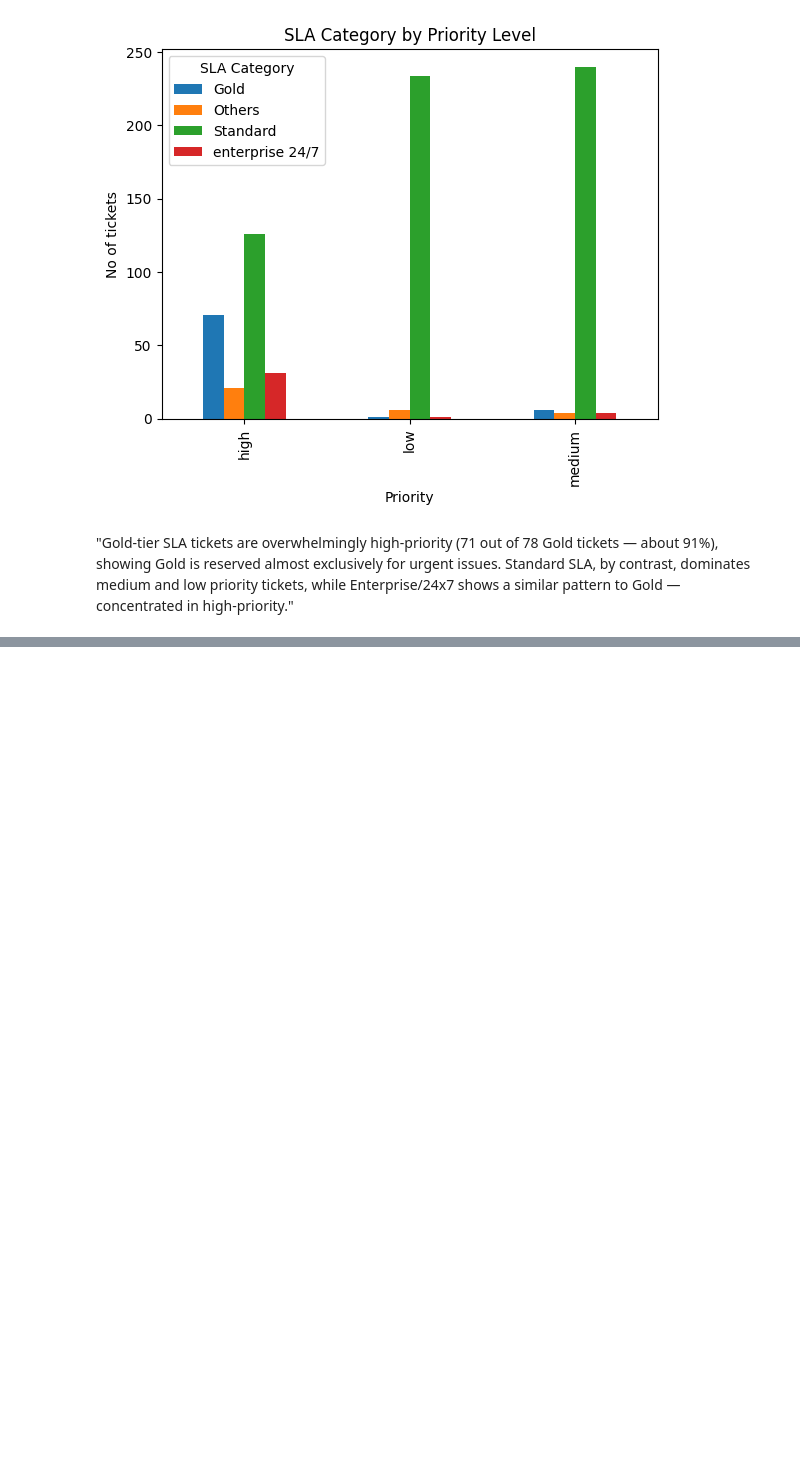
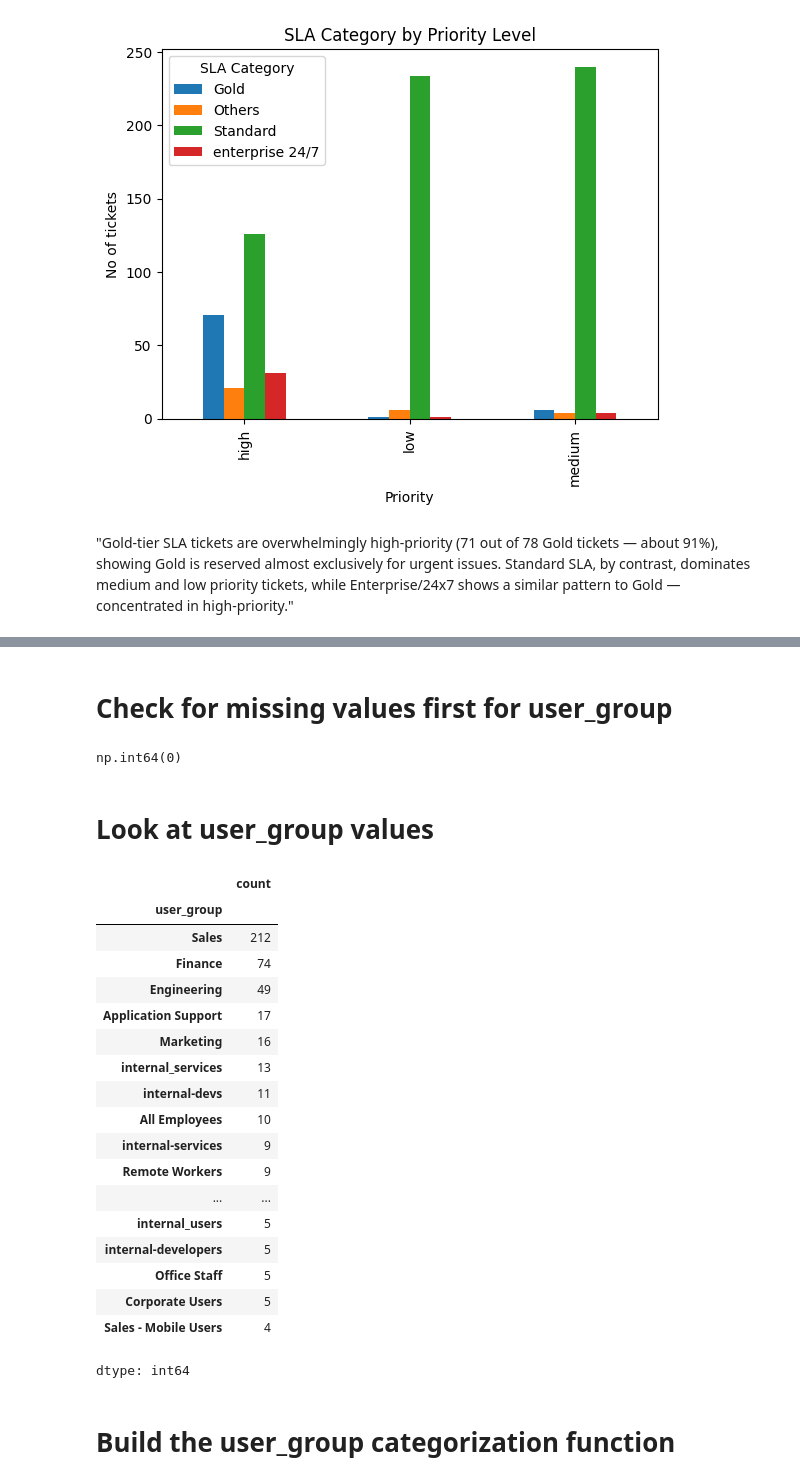
Before and after one commit to ashitasingh1230-commits/IT_support_ticket_analysis, a Jupyter notebook: 01_sla_cleaning.ipynb, the cells around one changed output, grey strips where cells are left out. Drawn from its saved outputs; the diff is of its cells as text; code cells hidden in the pictures; blank space fills up the shorter version.

```diff
--- a/01_sla_cleaning.ipynb
+++ b/01_sla_cleaning.ipynb
@@ -394,0 +620,19 @@ plt.show()
+# %%
+def categorise_platform(text):
+  text=text.lower().strip()
+  if 'laptop' in text or 'mobile' in text or 'windows' in text or 'workstation' in text:
+    return 'ClientDevice'
+  elif 'kubernetes' in text or 'x86' in text or 'x64' in text or 'cloud' in text or 'eks' in text :
+    return 'Cloud/Infrastrature'
+  elif 'on-prem' in text or 'on prem' in text :
+    return 'On-premises'
+  elif 'server' in text:
+    return 'Server'
+  elif 'vpn' in text or 'globalprotect' in text or 'proxy' in text:
+    return 'VPN/networkclient'
+  elif 'web' in text:
+    return 'Web'
+  else:
+    return 'Other'
+df['platform_category']=df['platform'].apply(categorise_platform)
+df['platform_category'].value_counts()
@@ -394,0 +650,32 @@ plt.show()
+# %% [markdown]
+# Check for missing values first for user_group
+# %%
+df['user_group'].isna().sum()
+# %% [output]
+np.int64(0)
+# %% [markdown]
+# Look at user_group values
+# %%
+df['user_group'].value_counts().head(20)
+# %% [output]
+|  | count |
+| user_group |  |
+| Sales | 212 |
+| Finance | 74 |
+| Engineering | 49 |
+| Application Support | 17 |
+| Marketing | 16 |
+| internal_services | 13 |
+| internal-devs | 11 |
+| All Employees | 10 |
+| internal-services | 9 |
+| Remote Workers | 9 |
+| ... | ... |
+| internal_users | 5 |
+| internal-developers | 5 |
+| Office Staff | 5 |
+| Corporate Users | 5 |
+| Sales - Mobile Users | 4 |
+dtype: int64
+# %% [markdown]
+# Build the user_group categorization function
```
Also changed, not shown: parts of 27 cells of this notebook.
